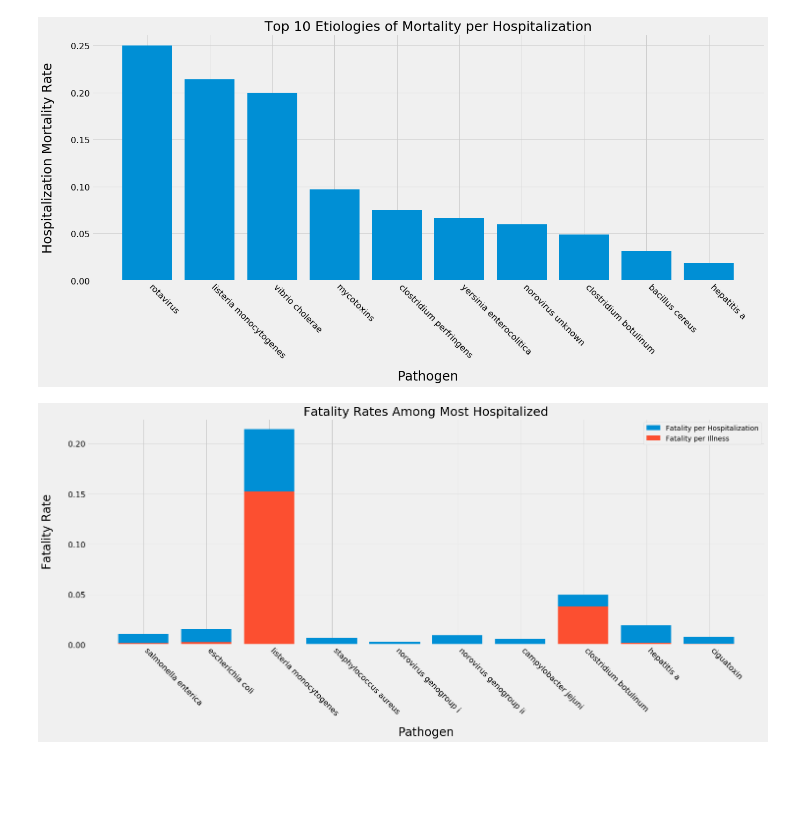
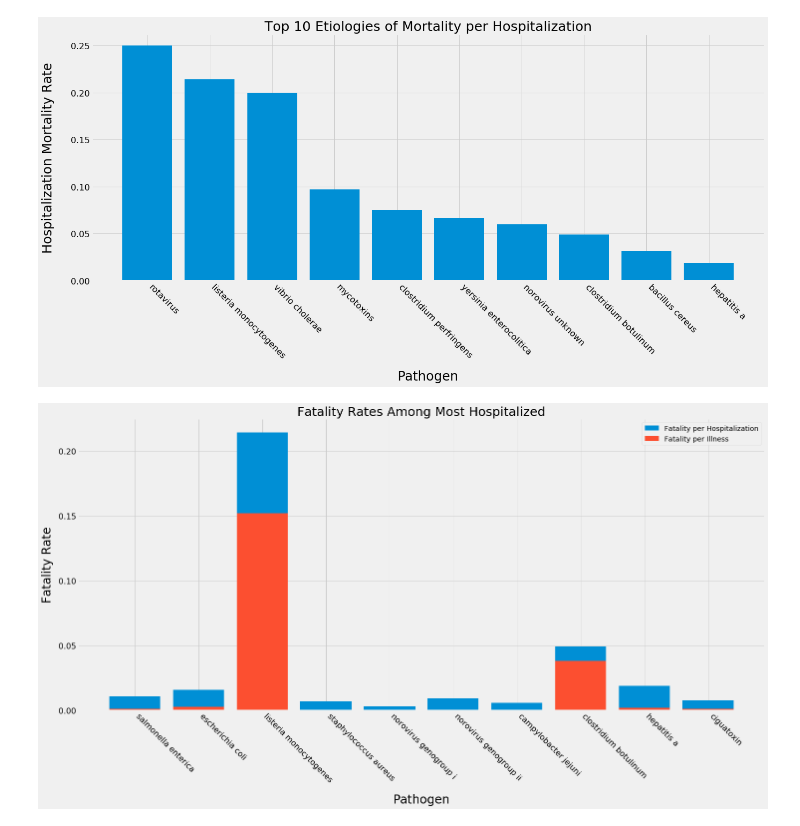
Before and after one commit to heathcliffs34/capstone_1, a Jupyter notebook: capstone1_severity.ipynb, the cells around one changed output. Saved outputs shown, nothing was run; the diff lists cells and outputs as text; code cells hidden in the pictures; blank space fills up the shorter version.

Commit message:
updating figures

```diff
--- a/capstone1_severity.ipynb
+++ b/capstone1_severity.ipynb
@@ -270,18 +270,18 @@ fatalities_hospital_hospital = fatalities_per_hospitalization[top_hospitalizatio
 # %%
 top = fatalities_illness_hospital
 
-fig,ax = plt.subplots(figsize=(22,11))
+fig,ax = plt.subplots(figsize=(22, 14))
 ax.bar(fatalities_hospital_hospital[:10].index,fatalities_hospital_hospital[:10], label='Fatality per Hospitalization')
 ax.bar(fatalities_illness_hospital[:10].index,fatalities_illness_hospital[:10], label='Fatality per Illness')
 ax.set_xlabel('Pathogen', labelpad = 20, fontsize=24)
-ax.set_ylabel('Fatality Rate', fontsize=24, labelpad = 30)
+ax.set_ylabel('Fatality Rate', fontsize=24, labelpad = 10)
 ax.set_title('Fatality Rates Among Most Hospitalized', fontsize=25)
 plt.style.use('fivethirtyeight')
 plt.xticks(fontsize=16, rotation=-45, ha='left')
 plt.yticks(fontsize=16)
-plt.tight_layout
 plt.gcf().subplots_adjust(bottom=0.30)
 plt.legend()
-plt.savefig('figures/fatality_rates_among_hospitalized');
+plt.savefig('figures/fatality_rates_among_hospitalized')
+plt.tight_layout;
 # %% [output]
-[figure, old version]
+[figure, new version]
```
Also changed, not shown: 1 other file.
